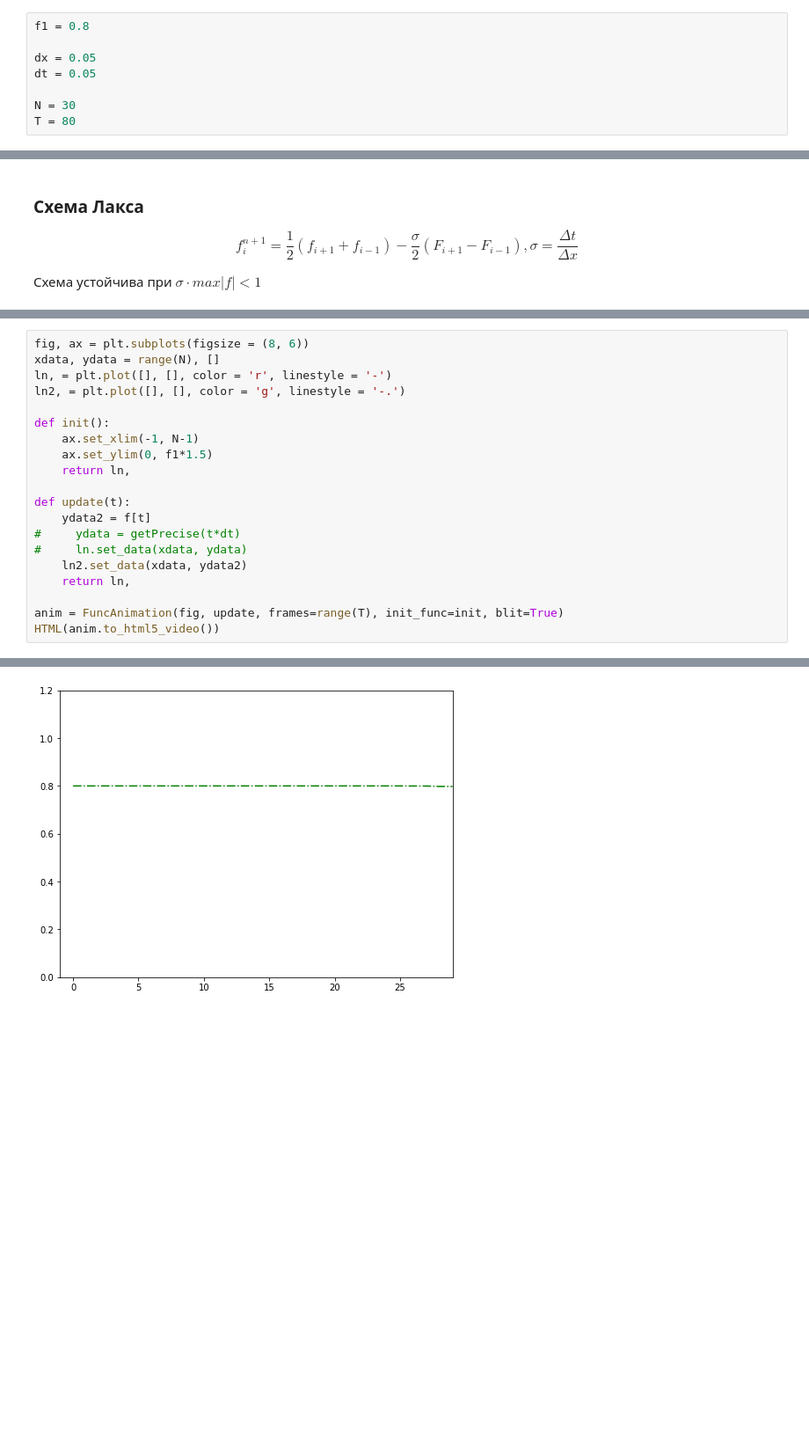
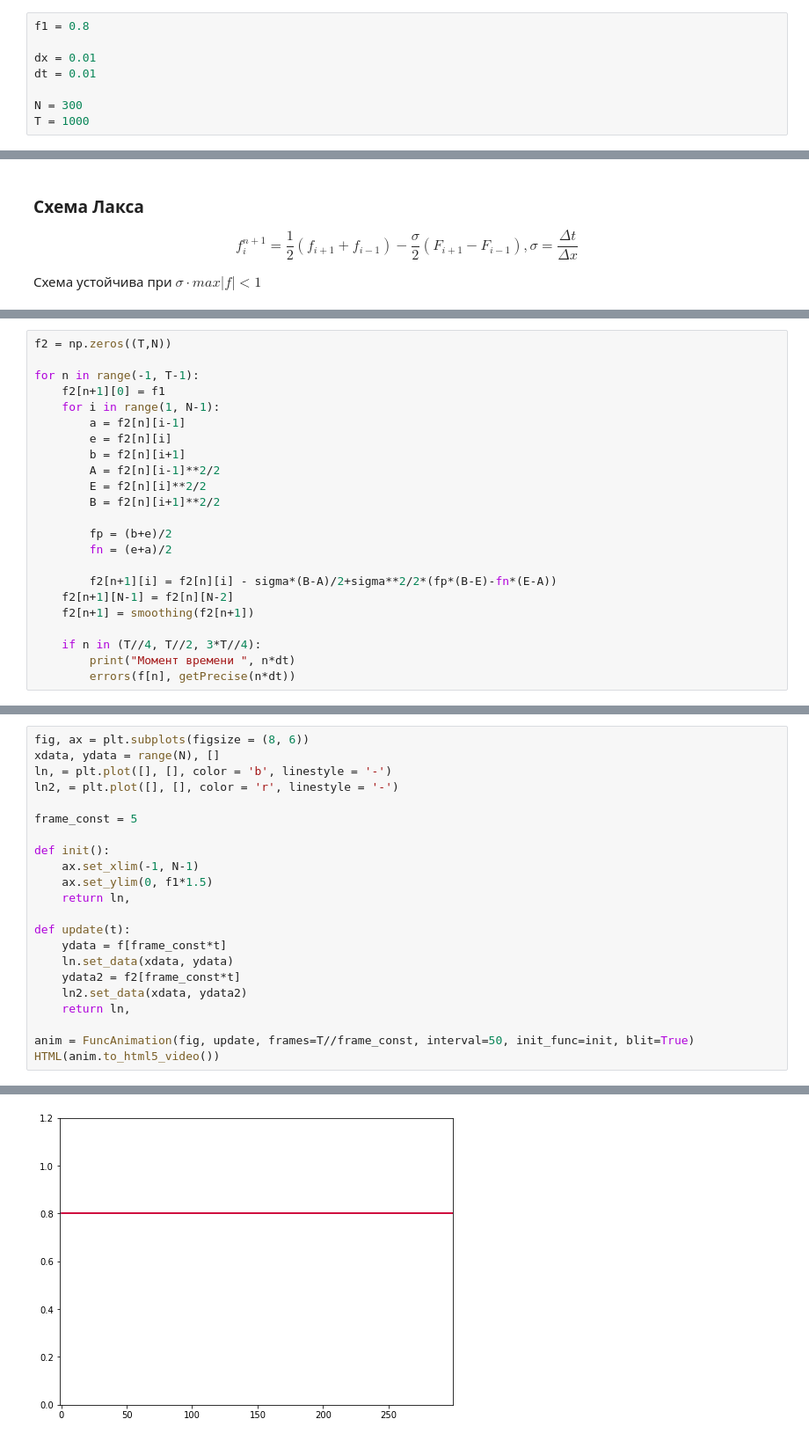
Before and after one commit to dimared/vmetf, a Jupyter notebook: Dmitrij.ipynb, the cells around one changed output, grey strips where cells are left out. Shown at 88% size. Drawn from its saved outputs; the diff is of its cells as text; blank space fills up the shorter version.

```diff
--- a/Dmitrij.ipynb
+++ b/Dmitrij.ipynb
@@ -167,11 +284,11 @@ $$
 # %%
 f1 = 0.8
 
-dx = 0.05
-dt = 0.05
+dx = 0.01
+dt = 0.01
 
-N = 30
-T = 80
+N = 300
+T = 1000
 # %%
 sigma = dt/dx
 print("Число Куранта = ", sigma)
@@ -213,0 +378,23 @@ sigma * max |f| =  0.8
+# %%
+f2 = np.zeros((T,N))
+
+for n in range(-1, T-1):
+    f2[n+1][0] = f1
+    for i in range(1, N-1):
+        a = f2[n][i-1]
+        e = f2[n][i]
+        b = f2[n][i+1]
+        A = f2[n][i-1]**2/2
+        E = f2[n][i]**2/2
+        B = f2[n][i+1]**2/2
+
+        fp = (b+e)/2
+        fn = (e+a)/2
+
+        f2[n+1][i] = f2[n][i] - sigma*(B-A)/2+sigma**2/2*(fp*(B-E)-fn*(E-A))
+    f2[n+1][N-1] = f2[n][N-2]
+    f2[n+1] = smoothing(f2[n+1])
+
+    if n in (T//4, T//2, 3*T//4):
+        print("Момент времени ", n*dt)
+        errors(f[n], getPrecise(n*dt))
@@ -214,23 +411,25 @@ sigma * max |f| =  0.8
 # %%
 fig, ax = plt.subplots(figsize = (8, 6))
 xdata, ydata = range(N), []
-ln, = plt.plot([], [], color = 'r', linestyle = '-')
-ln2, = plt.plot([], [], color = 'g', linestyle = '-.')
+ln, = plt.plot([], [], color = 'b', linestyle = '-')
+ln2, = plt.plot([], [], color = 'r', linestyle = '-')
+
+frame_const = 5
 
 def init():
     ax.set_xlim(-1, N-1)
     ax.set_ylim(0, f1*1.5)
     return ln,
 
 def update(t):
-    ydata2 = f[t]
-#     ydata = getPrecise(t*dt)
-#     ln.set_data(xdata, ydata)
+    ydata = f[frame_const*t]
+    ln.set_data(xdata, ydata)
+    ydata2 = f2[frame_const*t]
     ln2.set_data(xdata, ydata2)
     return ln,
 
-anim = FuncAnimation(fig, update, frames=range(T), init_func=init, blit=True)
+anim = FuncAnimation(fig, update, frames=T//frame_const, interval=50, init_func=init, blit=True)
 HTML(anim.to_html5_video())
 # %% [output]
 [interactive output not drawn]
-[figure, old version]
+[figure, new version]
```
Also changed, not shown: parts of 20 cells of this notebook.
